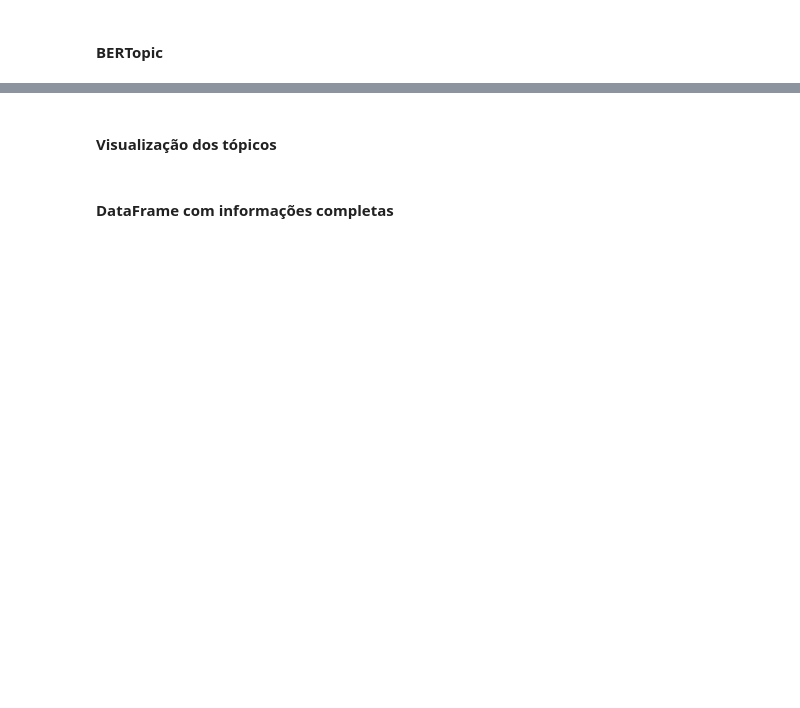
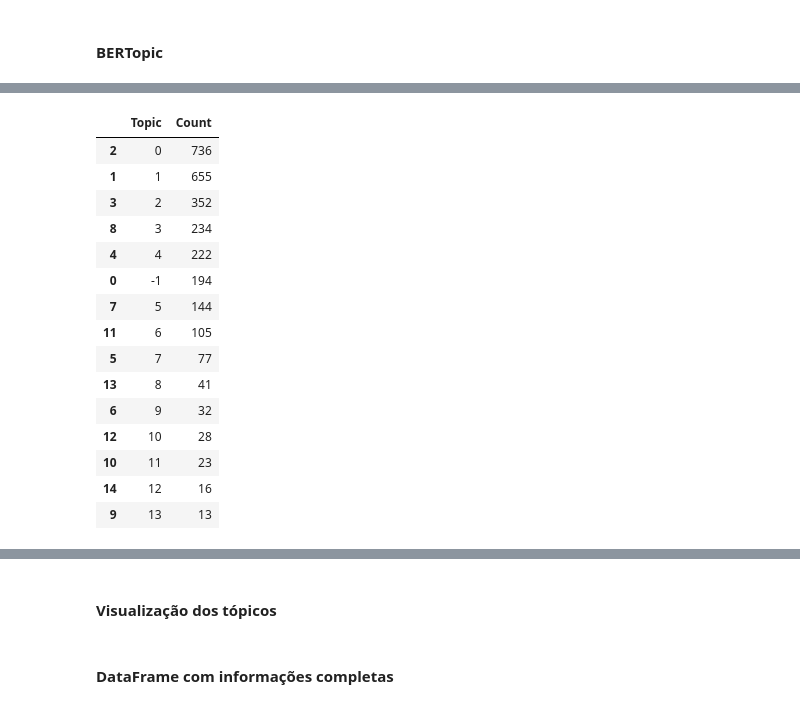
Before and after one commit to isabellalcarmo/Satisfaction-Analysis-Text-Mining, a Jupyter notebook: TripAdvisor/analysisGuacamole.ipynb, the cells around one changed output, grey strips where cells are left out. Cells and saved outputs as stored; diff of their text form; code cells hidden in the pictures; blank space fills up the shorter version.

```diff
--- a/TripAdvisor/analysisGuacamole.ipynb
+++ b/TripAdvisor/analysisGuacamole.ipynb
@@ -84,2 +146,21 @@ freq = topic_model.get_topic_info(); freq.head(5)
+# %%
+topic_model.get_topic_freq()
+# %% [output]
+|  | Topic | Count |
+| 2 | 0 | 736 |
+| 1 | 1 | 655 |
+| 3 | 2 | 352 |
+| 8 | 3 | 234 |
+| 4 | 4 | 222 |
+| 0 | -1 | 194 |
+| 7 | 5 | 144 |
+| 11 | 6 | 105 |
+| 5 | 7 | 77 |
+| 13 | 8 | 41 |
+| 6 | 9 | 32 |
+| 12 | 10 | 28 |
+| 10 | 11 | 23 |
+| 14 | 12 | 16 |
+| 9 | 13 | 13 |
 # %%
 topic_model.get_topic(0)
```
Also changed, not shown: parts of 24 cells of this notebook, 1 other file.
